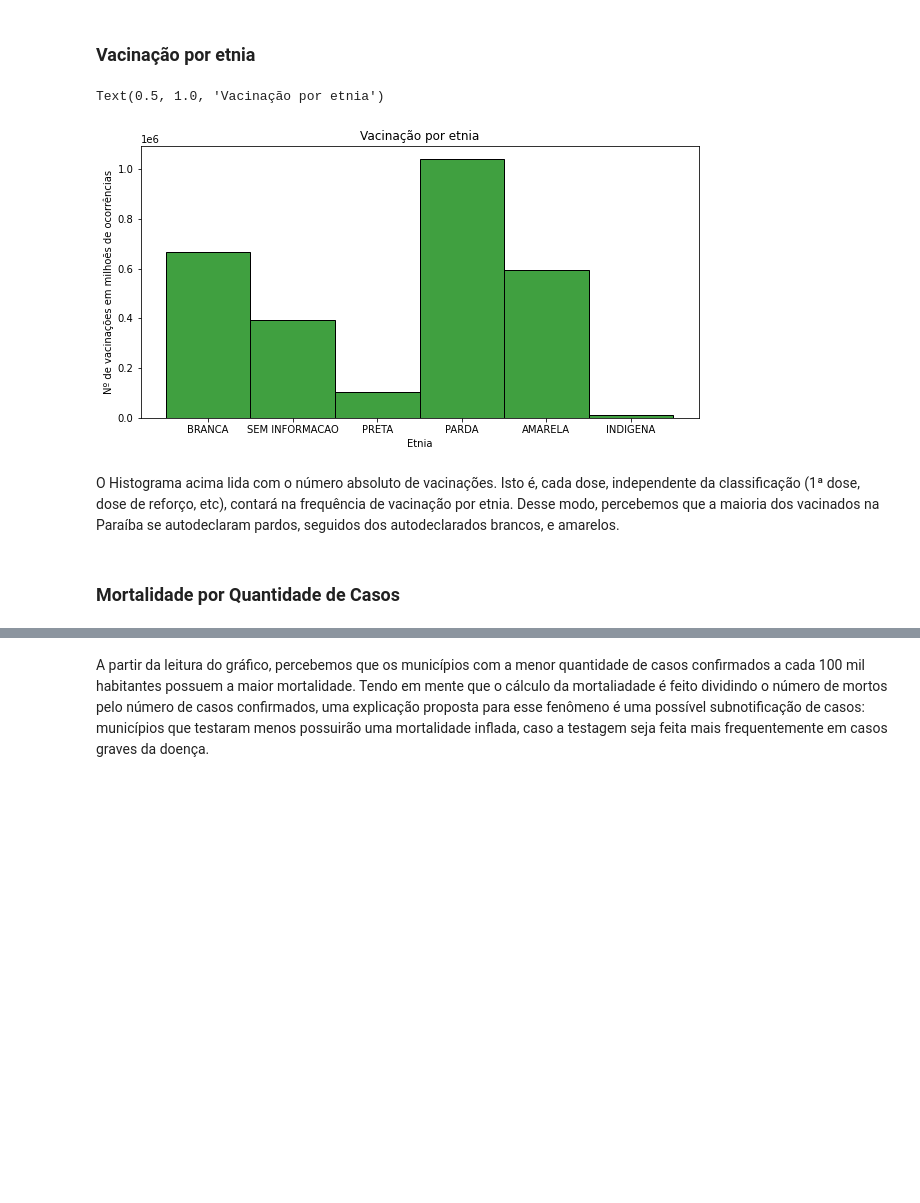
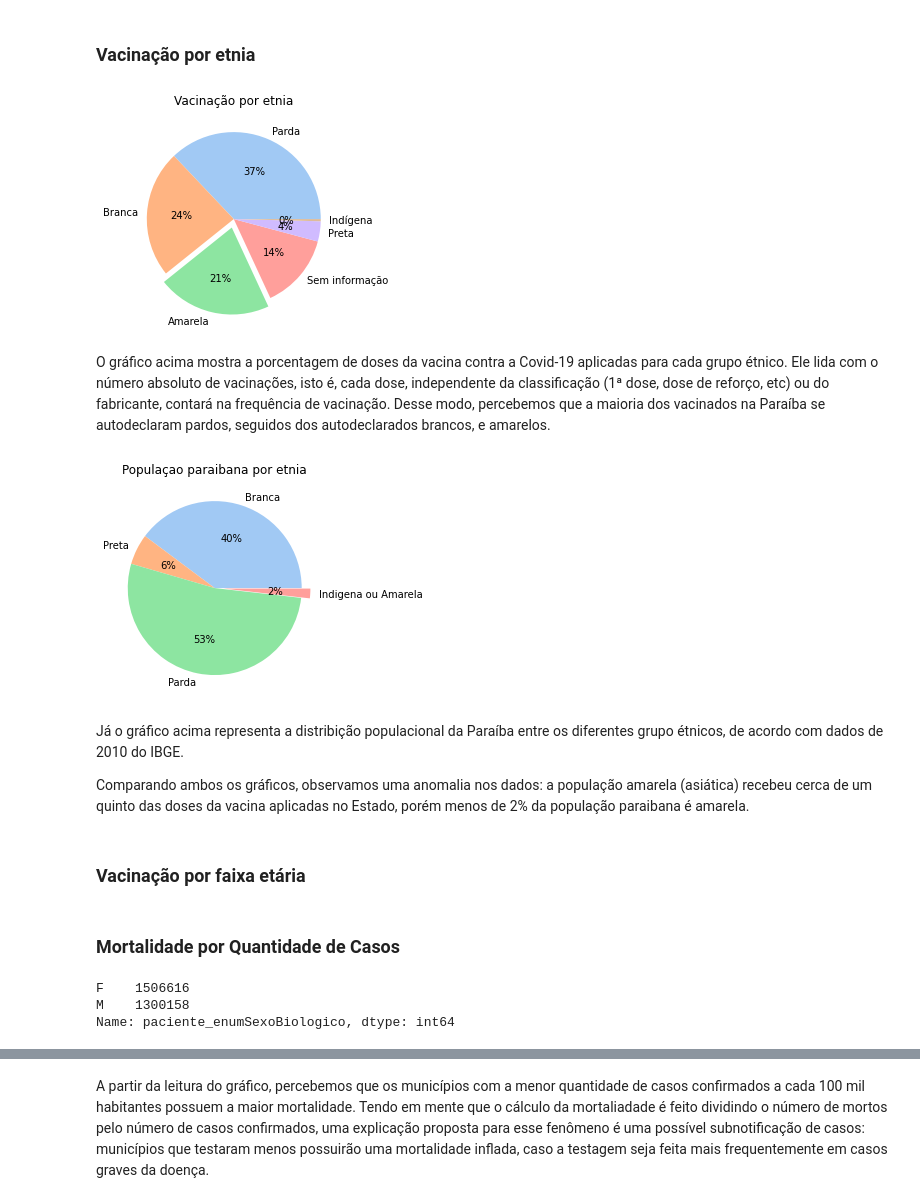
Before and after one commit to maxbarbosa/data-science-final-project, a Jupyter notebook: graphs.ipynb, the cells around one changed output, grey strips where cells are left out. Saved outputs shown, nothing was run; the diff lists cells and outputs as text; code cells hidden in the pictures; blank space fills up the shorter version.

```diff
--- a/graphs.ipynb
+++ b/graphs.ipynb
@@ -59,15 +60,44 @@ Também é possível perceber, a partir do gráfico, que a vacina da Pfizer foi
 # %% [markdown]
 ### Vacinação por etnia
-# %%
-fig = sns.histplot(data=vax_df, x='paciente_racaCor_valor', color='g')
-fig.set_xlabel('Etnia')
-fig.set_ylabel('Nº de vacinações em milhoẽs de ocorrências')
-fig.figure.set_size_inches(10, 5)
-fig.set_title('Vacinação por etnia')
-# %% [output]
-Text(0.5, 1.0, 'Vacinação por etnia')
-[figure, removed]
+# %%
+vax_df['paciente_racaCor_valor'].value_counts()
+
+ethinicities_list = ['Parda', 'Branca', 'Amarela', 'Sem informação', 'Preta', 'Indígena']
+ethinicities_value_counts_list = [1040425, 664898, 593652, 391266, 105218, 11331]
+explode1 = [0, 0, 0.1, 0, 0, 0]
+
+palette_color = sns.color_palette('pastel')
+
+plt.pie(ethinicities_value_counts_list, labels = ethinicities_list, colors=palette_color, explode=explode1, autopct='%.0f%%')
+plt.title("Vacinação por etnia")
+plt.show()
+# %% [output]
+[figure, added]
 # %% [markdown]
-O Histograma acima lida com o número absoluto de vacinações. Isto é, cada dose, independente da classificação (1ª dose, dose de reforço, etc), contará na frequência de vacinação por etnia. Desse modo, percebemos que a maioria dos vacinados na Paraíba se autodeclaram pardos, seguidos dos autodeclarados brancos, e amarelos.
+O gráfico acima mostra a porcentagem de doses da vacina contra a Covid-19 aplicadas para cada grupo étnico. Ele lida com o número absoluto de vacinações, isto é, cada dose, independente da classificação (1ª dose, dose de reforço, etc) ou do fabricante, contará na frequência de vacinação. Desse modo, percebemos que a maioria dos vacinados na Paraíba se autodeclaram pardos, seguidos dos autodeclarados brancos, e amarelos.
+# %%
+ethinicities = ['Branca', 'Preta', 'Parda', 'Indigena ou Amarela']
+percentages = [39.8, 5.7, 52.7, 1.8]
+explode2 = [0, 0, 0, 0.1]
+
+palette_color = sns.color_palette('pastel')
+plt.pie(percentages, labels = ethinicities, colors=palette_color, explode = explode2, autopct='%.0f%%')
+plt.title("Populaçao paraibana por etnia")
+plt.show()
+# %% [output]
+[figure, added]
+# %% [markdown]
+Já o gráfico acima representa a distribição populacional da Paraíba entre os diferentes grupo étnicos, de acordo com dados de 2010 do IBGE.
+
+Comparando ambos os gráficos, observamos uma anomalia nos dados: a população amarela (asiática) recebeu cerca de um quinto das doses da vacina aplicadas no Estado, porém menos de 2% da população paraibana é amarela.
+# %% [markdown]
+### Vacinação por faixa etária
 # %% [markdown]
 ### Mortalidade por Quantidade de Casos
+# %%
+vax_df = vax_df[vax_df.paciente_enumSexoBiologico != 'I']
+vax_df['paciente_enumSexoBiologico'].value_counts()
+# %% [output]
+F    1506616
+M    1300158
+Name: paciente_enumSexoBiologico, dtype: int64
```
Also changed, not shown: parts of 12 cells of this notebook, 5 other files.
